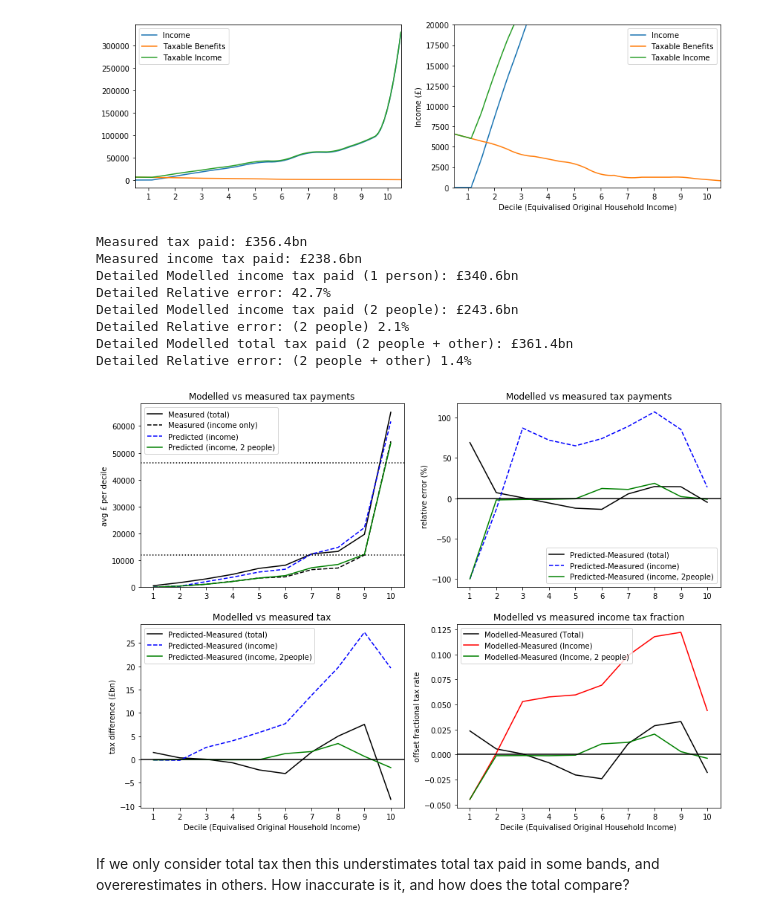
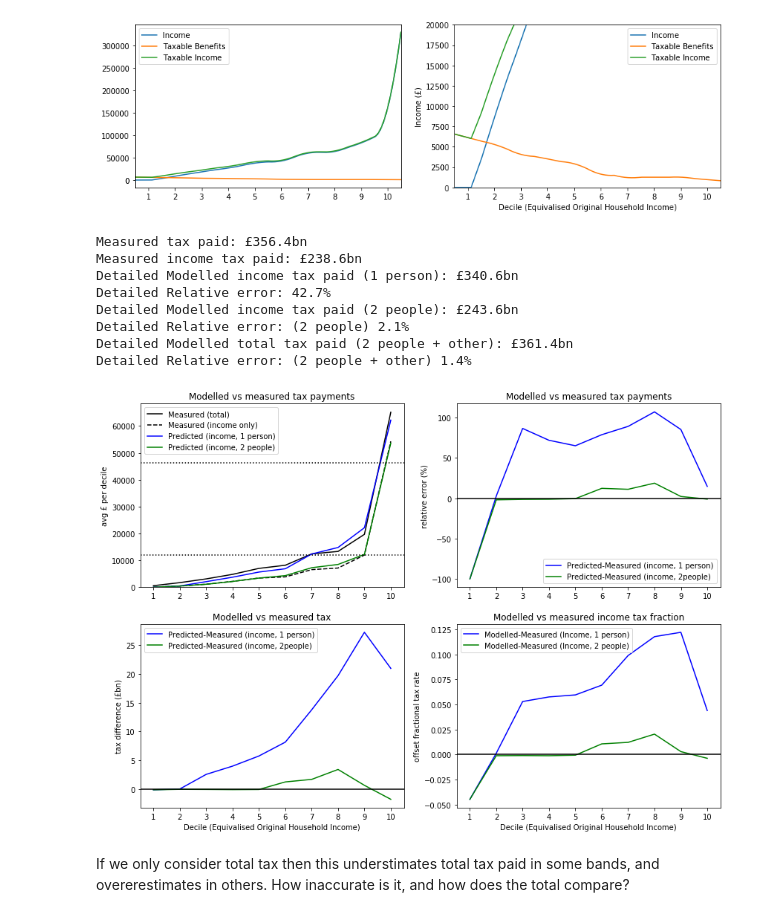
Before and after one commit to chrisnorth/ubi-pred, a Jupyter notebook: ubi-pred.ipynb, the cells around one changed output. Saved outputs shown, nothing was run; the diff lists cells and outputs as text; code cells hidden in the pictures.

```diff
--- a/ubi-pred.ipynb
+++ b/ubi-pred.ipynb
@@ -785,14 +868,12 @@ plot.ylabel('Income (£)')
 Text(0,0.5,'Income (£)')
 [figure]
 # %%
-# plot the model vs the measure tax payments
+# plot the model vs the measured tax payments
 plot.figure(figsize=(14,10))
 plot.subplot(2,2,1)
 plot.plot(decile,dirTax,'k-',label='Measured (total)')
 plot.plot(decile,incomeTax,'k--',label='Measured (income only)')
-# plot.plot(decile,dirTotTaxMod,'b-',label='Predicted')
-plot.plot(decile,dirIncomeTaxMod,'b--',label='Predicted (income)')
-# plot.plot(decile,dirIncomeTaxModDet,'r:',label='Predicted (income, detailed)')
+plot.plot(decile,dirIncomeTaxModDet,'b-',label='Predicted (income, 1 person)')
 plot.plot(decile,dirIncomeTaxModDet2p,'g-',label='Predicted (income, 2 people)')
 plot.xlim(0.5,10.5)
 plot.xticks(np.arange(1,11))
@@ -805,9 +886,9 @@ plot.axhline(tax45,c='k',ls=':')
 plot.legend()
 plot.title('Modelled vs measured tax payments')
 
+# plot relative error of model to data for income tax (1 vs 2 people)
 plot.subplot(2,2,2)
-plot.plot(decile,100*(dirTotTaxMod/dirTax-1),'k-',label='Predicted-Measured (total)')
-plot.plot(decile,100*(dirIncomeTaxMod/incomeTax-1),'b--',label='Predicted-Measured (income)')
+plot.plot(decile,100*(dirIncomeTaxModDet/incomeTax-1),'b-',label='Predicted-Measured (income, 1 person)')
 # plot.plot(decile,100*(dirIncomeTaxModDet/incomeTax-1),'r:',label='Predicted-Measured (income, detailed)')
 plot.plot(decile,100*(dirIncomeTaxModDet2p/incomeTax-1),'g-',label='Predicted-Measured (income, 2people)')
 plot.xlim(0.5,10.5)
@@ -820,16 +901,15 @@ plot.axhline(0,c='k')
 plot.legend()
 plot.title('Modelled vs measured tax payments')
 
-effTaxTotMeas=dirTax/(origIncome+dirBen)
-effTaxIncomeMeas=incomeTax/origIncome
-effTaxTotMod=dirTotTaxMod/(origIncome+dirBen)
-effTaxIncomeMod=dirIncomeTaxModDet/origIncome
-effTaxIncomeModDet2p=dirIncomeTaxModDet2p/origIncome
+# calculate effective tax rates
+effTaxTotMeas=dirTax/(origIncome+dirBen) # measured total tax as fraction of income + benefits
+effTaxIncomeMeas=incomeTax/origIncome # measured income tax as fraction of original income
+effTaxIncomeModDet=dirIncomeTaxModDet/origIncome # modelled income tax as fracion of original income (1 person)
+effTaxIncomeModDet2p=dirIncomeTaxModDet2p/origIncome # modelled income tax as fracion of original income (2 people)
 
+# plot relative offset of model vs data
 plot.subplot(2,2,3)
-plot.plot(decile,(dirTotTaxMod-dirTax)*nHouseholds/1e9,'k-',label='Predicted-Measured (total)')
-plot.plot(decile,(dirIncomeTaxMod-incomeTax)*nHouseholds/1e9,'b--',label='Predicted-Measured (income)')
-# plot.plot(decile,(dirIncomeTaxModDet-incomeTax)*nHouseholds/1e9,'r:',label='Predicted-Measured (income, detailed)')
+plot.plot(decile,(dirIncomeTaxModDet-incomeTax)*nHouseholds/1e9,'b-',label='Predicted-Measured (income, 1 person)')
 plot.plot(decile,(dirIncomeTaxModDet2p-incomeTax)*nHouseholds/1e9,'g-',label='Predicted-Measured (income, 2people)')
 plot.xlim(0.5,10.5)
 plot.xticks(np.arange(1,11))
@@ -842,9 +922,10 @@ plot.axhline(0,c='k')
 plot.legend()
 plot.title('Modelled vs measured tax')
 
+# plot effective tax rate
 plot.subplot(2,2,4)
-plot.plot(decile,effTaxTotMod-effTaxTotMeas,'k-',label='Modelled-Measured (Total)')
-plot.plot(decile,effTaxIncomeMod-effTaxIncomeMeas,'r-',label='Modelled-Measured (Income)')
+# plot.plot(decile,effTaxTotMod-effTaxTotMeas,'k-',label='Modelled-Measured (Total)')
+plot.plot(decile,effTaxIncomeModDet-effTaxIncomeMeas,'b-',label='Modelled-Measured (Income, 1 person)')
 plot.plot(decile,effTaxIncomeModDet2p-effTaxIncomeMeas,'g-',label='Modelled-Measured (Income, 2 people)')
 plot.xlim(0.5,10.5)
 plot.xticks(np.arange(1,11))
@@ -856,55 +937,46 @@ plot.axhline(0,c='k')
 # plot.axhline(tax45,c='k',ls=':')
 plot.legend()
 plot.title('Modelled vs measured income tax fraction')
 
+# calculate totals for whole UK
+totTaxMeas=np.sum(dirTax*nHouseholds) # measured total tax
+totIncomeTaxMeas=np.sum(incomeTax*nHouseholds) # measured income tax
+totIncomeTaxModDet=np.sum(dirIncomeTaxModDet*nHouseholds) # modelled income tax (1 person)
+totIncomeTaxModDet2p=np.sum(dirIncomeTaxModDet2p*nHouseholds) # modelled income tax (2 people)
+totIncomeTaxDetRelErr=totIncomeTaxModDet/totIncomeTaxMeas - 1 # relative offset of model w.r.t. data for income tax (1 person)
+totIncomeTaxDetRelErr2p=totIncomeTaxModDet2p/totIncomeTaxMeas - 1 # relative offset of model w.r.t. data for income tax (2 people)
 
-totTaxMeas=np.sum(dirTax*nHouseholds)
-totIncomeTaxMeas=np.sum(incomeTax*nHouseholds)
-totTaxMod=np.sum(dirTotTaxMod*nHouseholds)
-totTaxModDet=np.sum(dirTotTaxModDet*nHouseholds)
-totTaxRelErr=totTaxMod/totTaxMeas - 1
-totTaxDetRelErr=totTaxModDet/totTaxMeas - 1
-totIncomeTaxMod=np.sum(dirIncomeTaxMod*nHouseholds)
-totIncomeTaxModDet=np.sum(dirIncomeTaxModDet*nHouseholds)
-totIncomeTaxModDet2p=np.sum(dirIncomeTaxModDet2p*nHouseholds)
-totIncomeTaxRelErr=totIncomeTaxMod/totIncomeTaxMeas - 1
-totIncomeTaxDetRelErr=totIncomeTaxModDet/totIncomeTaxMeas - 1
-totIncomeTaxDetRelErr2p=totIncomeTaxModDet2p/totIncomeTaxMeas - 1
-
-totTaxModDet2p=np.sum((dirIncomeTaxModDet2p+otherTax)*nHouseholds)
-totTaxDetRelErr2p=totTaxModDet2p/totTaxMeas - 1
+totTaxModDet=np.sum(dirTotTaxModDet*nHouseholds) # modelled total tax (1 person)
+totTaxDetRelErr=totTaxModDet/totTaxMeas - 1 # relative offset of model w.r.t. data for total tax (1 person)
+totTaxModDet2p=np.sum((dirTotTaxModDet2p)*nHouseholds) # modelled total tax (2 people)
+totTaxDetRelErr2p=totTaxModDet2p/totTaxMeas - 1 # relative offset of model w.r.t. data for total tax (2 people )
 
 print('Measured tax paid: £{:.1f}bn'.format(totTaxMeas/1e9))
-# print('Modelled tax paid: £{:.1f}bn'.format(totTaxMod/1e9))
-# print('Relative error: {:.1f}%'.format(totTaxRelErr*100))
-# # print('Detailed Modelled tax paid: £{:.1f}bn'.format(totTaxModDet/1e9))
-# # print('Detailed Relative error: {:.1f}%'.format(totTaxDetRelErr*100))
 print('Measured income tax paid: £{:.1f}bn'.format(totIncomeTaxMeas/1e9))
-# print('Modelled income tax paid: £{:.1f}bn'.format(totIncomeTaxMod/1e9))
-# print('Relative error: {:.1f}%'.format(totIncomeTaxRelErr*100))
+
 print('Detailed Modelled income tax paid (1 person): £{:.1f}bn'.format(totIncomeTaxModDet/1e9))
 print('Detailed Relative error: {:.1f}%'.format(totIncomeTaxDetRelErr*100))
 print('Detailed Modelled income tax paid (2 people): £{:.1f}bn'.format(totIncomeTaxModDet2p/1e9))
 print('Detailed Relative error: (2 people) {:.1f}%'.format(totIncomeTaxDetRelErr2p*100))
 print('Detailed Modelled total tax paid (2 people + other): £{:.1f}bn'.format(totTaxModDet2p/1e9))
 print('Detailed Relative error: (2 people + other) {:.1f}%'.format(totTaxDetRelErr2p*100))
 
 
 # print(np.sum(data['DirectTax']*nHouseholds))
 
 totalBenefits=np.sum(dirBen*nHouseholds)
 totalDirectTax=np.sum(dirTax*nHouseholds)
 totalNetIncome=totalDirectTax-totalBenefits
 # %% [output]
 Measured tax paid: £356.4bn
 Measured income tax paid: £238.6bn
 Detailed Modelled income tax paid (1 person): £340.6bn
 Detailed Relative error: 42.7%
 Detailed Modelled income tax paid (2 people): £243.6bn
 Detailed Relative error: (2 people) 2.1%
 Detailed Modelled total tax paid (2 people + other): £361.4bn
 Detailed Relative error: (2 people + other) 1.4%
-[figure, old version]
+[figure, new version]
 # %% [markdown]
 If we only consider total tax then this understimates total tax paid in some bands, and overerestimates in others. How inaccurate is it, and how does the total compare?
 # %%
```
Also changed, not shown: parts of 31 cells of this notebook, 2 other files.
